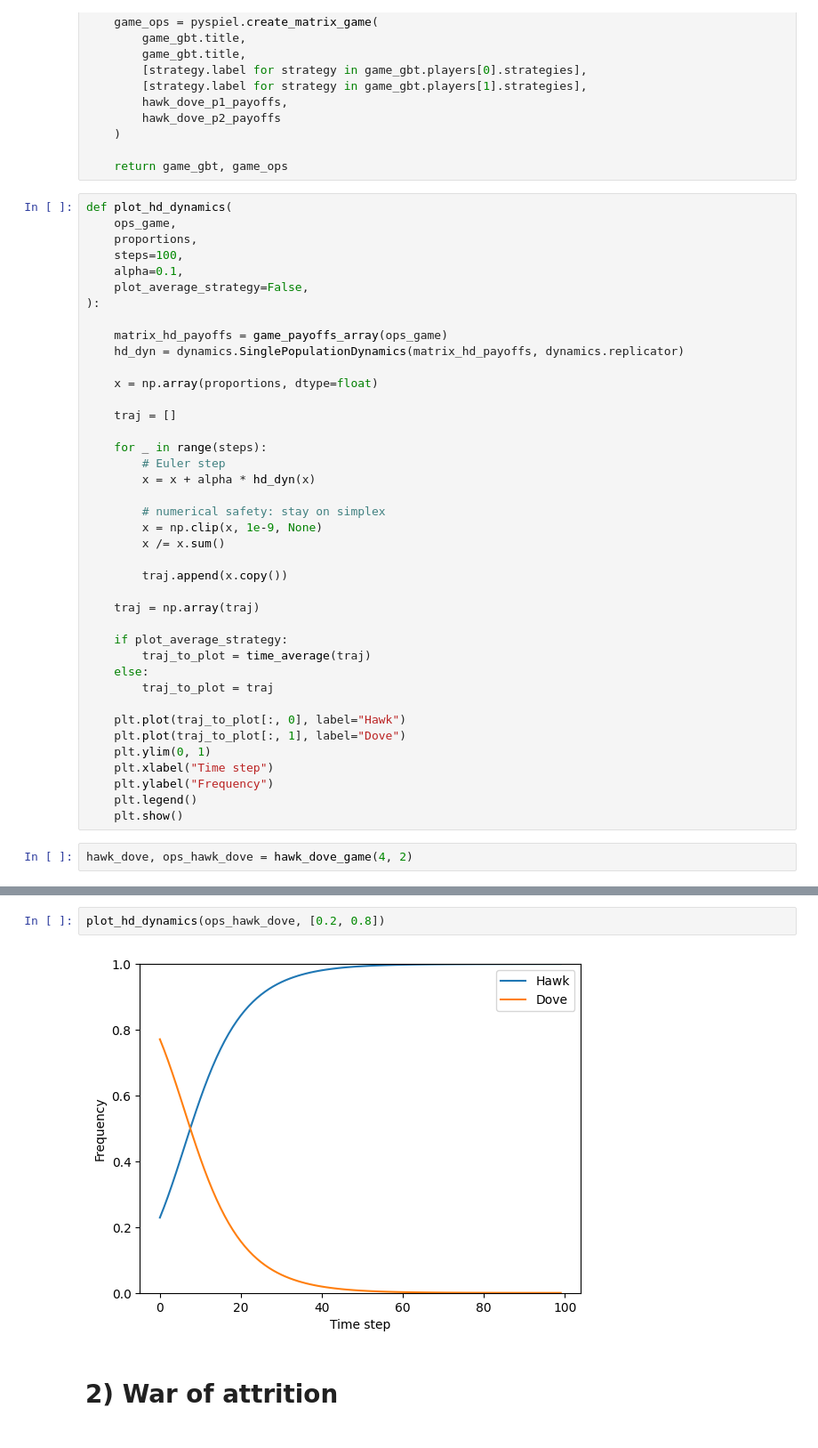
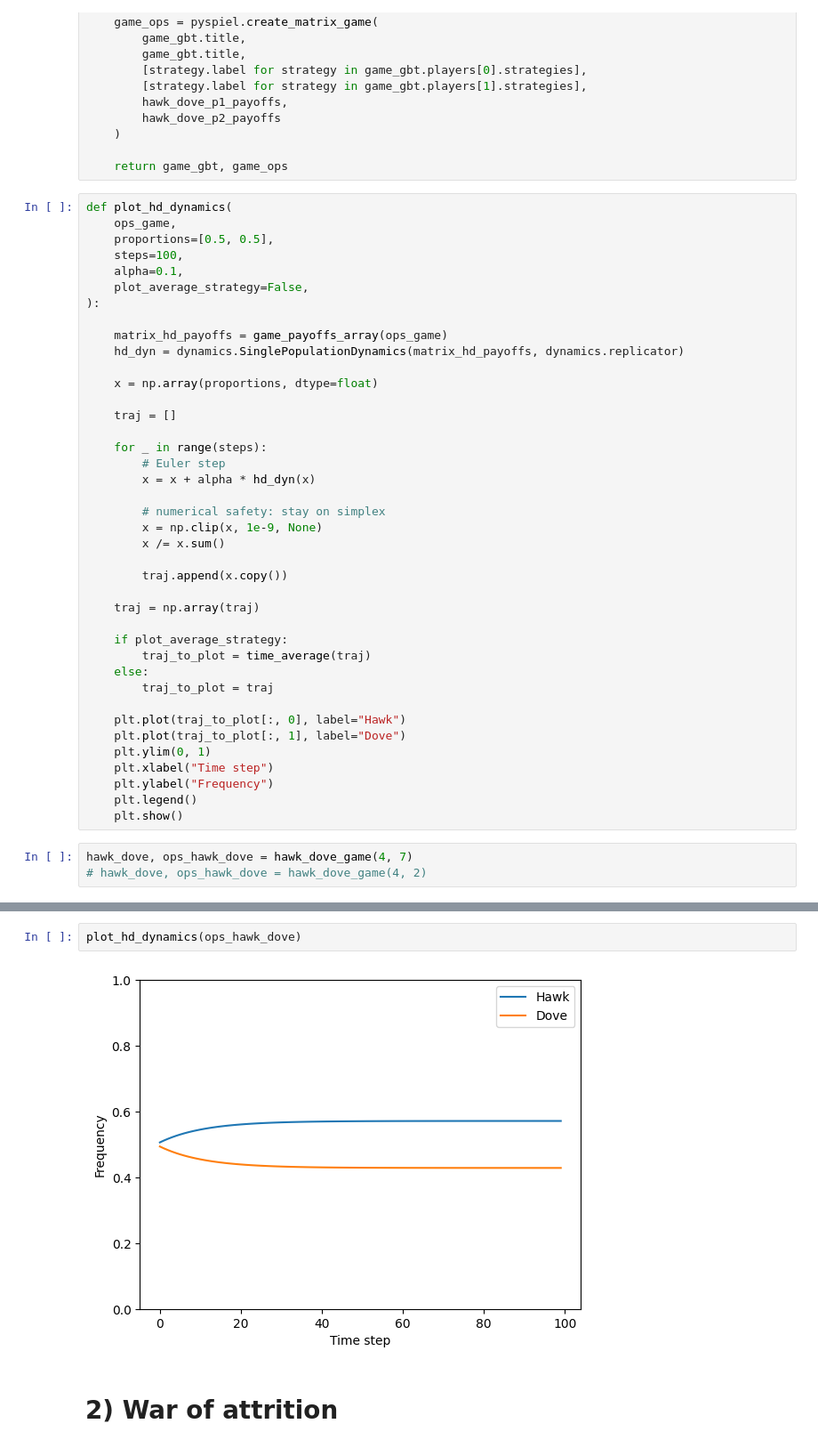
Before and after one commit to edwardchalstrey1/fosdem_gambit, a Jupyter notebook: Evolutionary-GT.ipynb, the cells around one changed output, grey strips where cells are left out. Shown at 89% size. Saved outputs shown, nothing was run; the diff lists cells and outputs as text.

```diff
--- a/Evolutionary-GT.ipynb
+++ b/Evolutionary-GT.ipynb
@@ -39,7 +39,7 @@ def hawk_dove_game(v, c):
 # %%
 def plot_hd_dynamics(
     ops_game,
-    proportions,
+    proportions=[0.5, 0.5],
     steps=100,
     alpha=0.1,
     plot_average_strategy=False,
@@ -77,7 +77,8 @@ def plot_hd_dynamics(
     plt.legend()
     plt.show()
 # %%
-hawk_dove, ops_hawk_dove = hawk_dove_game(4, 2)
+hawk_dove, ops_hawk_dove = hawk_dove_game(4, 7)
+# hawk_dove, ops_hawk_dove = hawk_dove_game(4, 2)
 # %%
 hawk_dove
 # %% [output]
@@ -92,7 +100,7 @@ $\left[\left[1,0\right],\left[1,0\right]\right]$
 # %%
-plot_hd_dynamics(ops_hawk_dove, [0.2, 0.8])
+plot_hd_dynamics(ops_hawk_dove)
 # %% [output]
-[figure, old version]
+[figure, new version]
 # %% [markdown]
 # 2) War of attrition
 # %%
```
Also changed, not shown: parts of 8 cells of this notebook.
